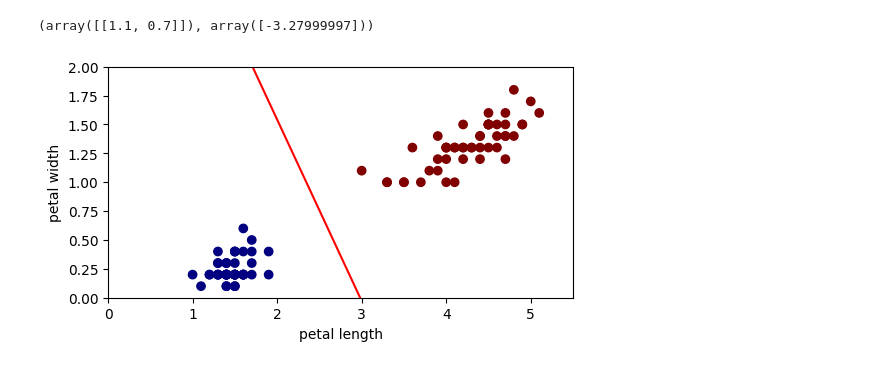
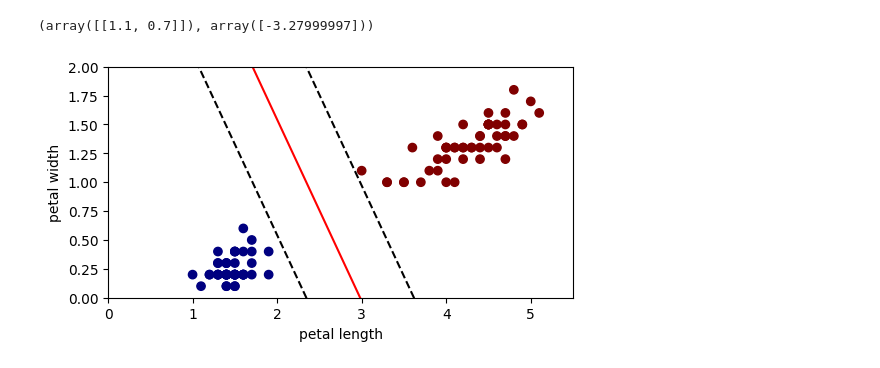
Before and after one commit to abhisunny2610/Data-Science, a Jupyter notebook: Machine Learning/Support Vector.ipynb, the cells around one changed output. Drawn from its saved outputs; the diff is of its cells as text; code cells hidden in the pictures.

```diff
--- a/Machine Learning/Support Vector.ipynb
+++ b/Machine Learning/Support Vector.ipynb
@@ -105,11 +105,13 @@ y = -(w[0]/w[1])*x0 - b/w[1]
 # %%
 fig, ax = plt.subplots(figsize=(6,3))
 ax.scatter(data_x["petal length"], data_x["petal width"], c=data_y, cmap='jet')
 
 ax.plot(x0,y, color='red')
+ax.plot(x0,y+1, "k--")
+ax.plot(x0,y-1, "k--")
 ax.set_xlabel("petal length")
 ax.set_ylabel("petal width")
 ax.axis([0,5.5, 0, 2])
 plt.show()
 # %% [output]
-[figure, old version]
+[figure, new version]
```
Also changed, not shown: parts of 4 cells of this notebook.
